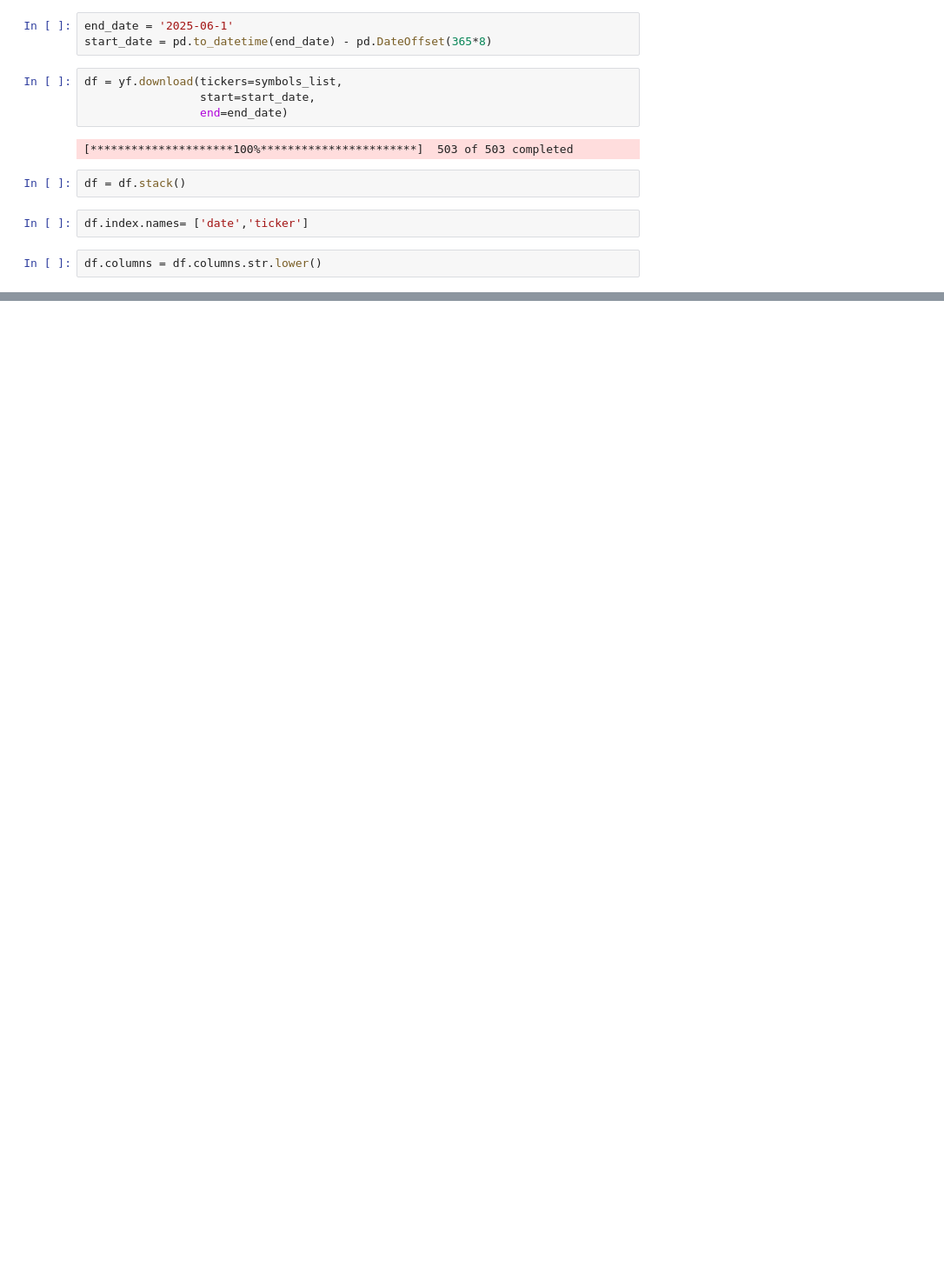
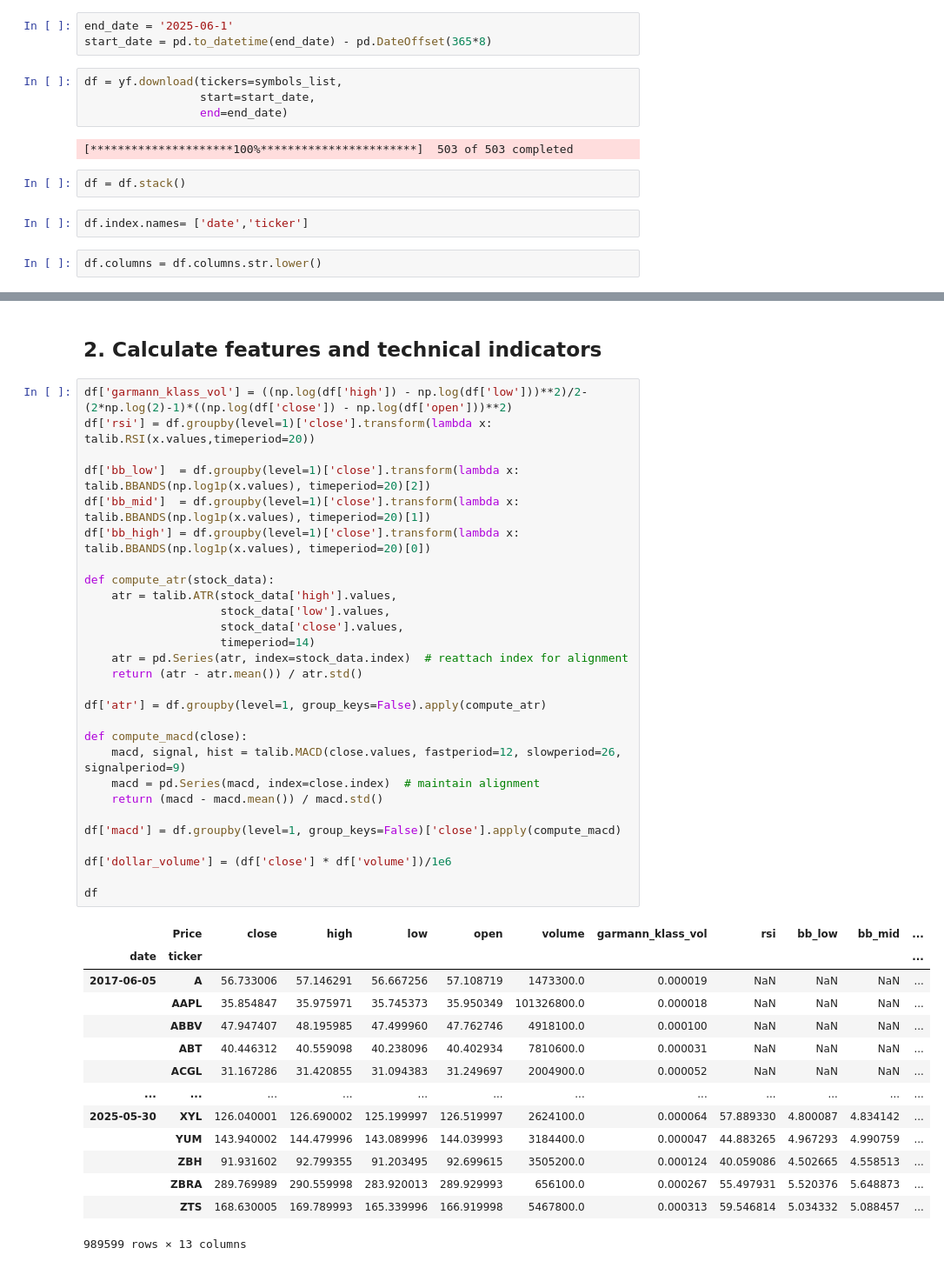
Before and after one commit to pelazas/algotrading, a Jupyter notebook: unsupervised_learning_strategy.ipynb, the cells around one changed output, grey strips where cells are left out. Shown: that part at 87% size. Drawn from its saved outputs; the diff is of its cells as text; blank space fills up the shorter version.

```diff
--- a/unsupervised_learning_strategy.ipynb
+++ b/unsupervised_learning_strategy.ipynb
@@ -47,3 +47,48 @@ df
 |  | ZBRA | 289.769989 | 290.559998 | 283.920013 | 289.929993 | 656100.0 |
 |  | ZTS | 168.630005 | 169.789993 | 165.339996 | 166.919998 | 5467800.0 |
 989599 rows × 5 columns
+# %% [markdown]
+## 2. Calculate features and technical indicators
+# %%
+df['garmann_klass_vol'] = ((np.log(df['high']) - np.log(df['low']))**2)/2-(2*np.log(2)-1)*((np.log(df['close']) - np.log(df['open']))**2)
+df['rsi'] = df.groupby(level=1)['close'].transform(lambda x: talib.RSI(x.values,timeperiod=20))
+
+df['bb_low']  = df.groupby(level=1)['close'].transform(lambda x: talib.BBANDS(np.log1p(x.values), timeperiod=20)[2])
+df['bb_mid']  = df.groupby(level=1)['close'].transform(lambda x: talib.BBANDS(np.log1p(x.values), timeperiod=20)[1])
+df['bb_high'] = df.groupby(level=1)['close'].transform(lambda x: talib.BBANDS(np.log1p(x.values), timeperiod=20)[0])
+
+def compute_atr(stock_data):
+    atr = talib.ATR(stock_data['high'].values,
+                    stock_data['low'].values,
+                    stock_data['close'].values,
+                    timeperiod=14)
+    atr = pd.Series(atr, index=stock_data.index)  # reattach index for alignment
+    return (atr - atr.mean()) / atr.std()
+
+df['atr'] = df.groupby(level=1, group_keys=False).apply(compute_atr)
+
+def compute_macd(close):
+    macd, signal, hist = talib.MACD(close.values, fastperiod=12, slowperiod=26, signalperiod=9)
+    macd = pd.Series(macd, index=close.index)  # maintain alignment
+    return (macd - macd.mean()) / macd.std()
+
+df['macd'] = df.groupby(level=1, group_keys=False)['close'].apply(compute_macd)
+
+df['dollar_volume'] = (df['close'] * df['volume'])/1e6
+
+df
+# %% [output]
+|  | Price | close | high | low | open | volume | garmann_klass_vol | rsi | bb_low | bb_mid | ... |
+| date | ticker |  |  |  |  |  |  |  |  |  | ... |
+| 2017-06-05 | A | 56.733006 | 57.146291 | 56.667256 | 57.108719 | 1473300.0 | 0.000019 | NaN | NaN | NaN | ... |
+|  | AAPL | 35.854847 | 35.975971 | 35.745373 | 35.950349 | 101326800.0 | 0.000018 | NaN | NaN | NaN | ... |
+|  | ABBV | 47.947407 | 48.195985 | 47.499960 | 47.762746 | 4918100.0 | 0.000100 | NaN | NaN | NaN | ... |
+|  | ABT | 40.446312 | 40.559098 | 40.238096 | 40.402934 | 7810600.0 | 0.000031 | NaN | NaN | NaN | ... |
+|  | ACGL | 31.167286 | 31.420855 | 31.094383 | 31.249697 | 2004900.0 | 0.000052 | NaN | NaN | NaN | ... |
+| ... | ... | ... | ... | ... | ... | ... | ... | ... | ... | ... | ... |
+| 2025-05-30 | XYL | 126.040001 | 126.690002 | 125.199997 | 126.519997 | 2624100.0 | 0.000064 | 57.889330 | 4.800087 | 4.834142 | ... |
+|  | YUM | 143.940002 | 144.479996 | 143.089996 | 144.039993 | 3184400.0 | 0.000047 | 44.883265 | 4.967293 | 4.990759 | ... |
+|  | ZBH | 91.931602 | 92.799355 | 91.203495 | 92.699615 | 3505200.0 | 0.000124 | 40.059086 | 4.502665 | 4.558513 | ... |
+|  | ZBRA | 289.769989 | 290.559998 | 283.920013 | 289.929993 | 656100.0 | 0.000267 | 55.497931 | 5.520376 | 5.648873 | ... |
+|  | ZTS | 168.630005 | 169.789993 | 165.339996 | 166.919998 | 5467800.0 | 0.000313 | 59.546814 | 5.034332 | 5.088457 | ... |
+989599 rows × 13 columns
```
Also changed, not shown: parts of 17 cells of this notebook.
